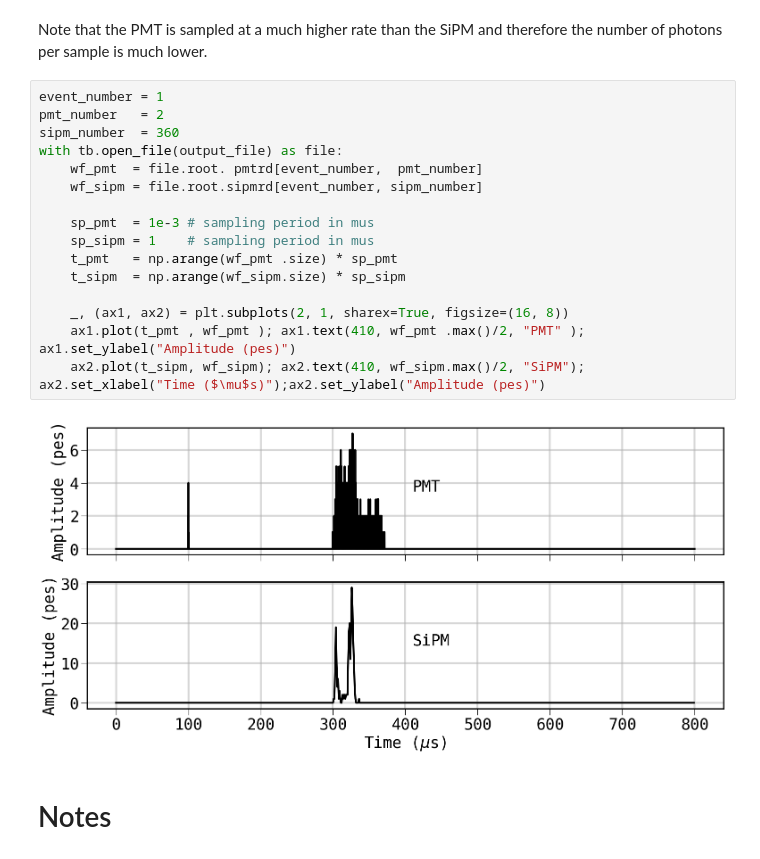
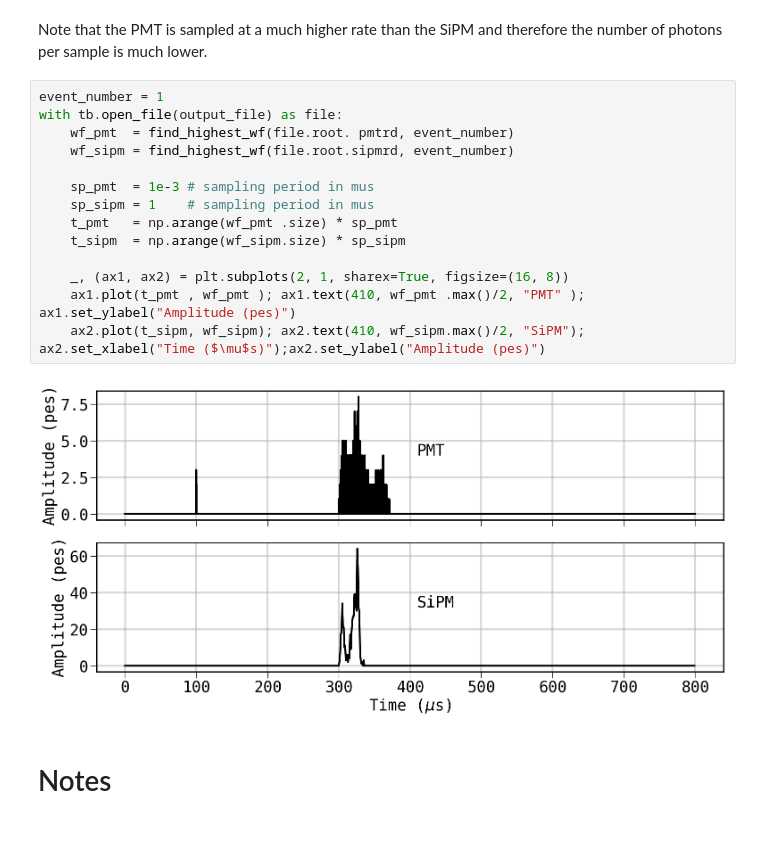
Before and after one commit to gonzaponte/ic-course, a Jupyter notebook: 2 - detsim.ipynb, the cells around one changed output. Drawn from its saved outputs; the diff is of its cells as text.

```diff
--- a/2 - detsim.ipynb
+++ b/2 - detsim.ipynb
@@ -261,22 +263,20 @@ These are homogeneous arrays with shape (number of events, number of sensors, nu
 Note that the PMT is sampled at a much higher rate than the SiPM and therefore the number of photons per sample is much lower.
 # %%
 event_number = 1
-pmt_number   = 2
-sipm_number  = 360
 with tb.open_file(output_file) as file:
-    wf_pmt  = file.root. pmtrd[event_number,  pmt_number]
-    wf_sipm = file.root.sipmrd[event_number, sipm_number]
+    wf_pmt  = find_highest_wf(file.root. pmtrd, event_number)
+    wf_sipm = find_highest_wf(file.root.sipmrd, event_number)
 
     sp_pmt  = 1e-3 # sampling period in mus
     sp_sipm = 1    # sampling period in mus
     t_pmt   = np.arange(wf_pmt .size) * sp_pmt
     t_sipm  = np.arange(wf_sipm.size) * sp_sipm
 
     _, (ax1, ax2) = plt.subplots(2, 1, sharex=True, figsize=(16, 8))
     ax1.plot(t_pmt , wf_pmt ); ax1.text(410, wf_pmt .max()/2, "PMT" );                                 ax1.set_ylabel("Amplitude (pes)")
     ax2.plot(t_sipm, wf_sipm); ax2.text(410, wf_sipm.max()/2, "SiPM"); ax2.set_xlabel("Time ($\mu$s)");ax2.set_ylabel("Amplitude (pes)")
 # %% [output]
-[figure, old version]
+[figure, new version]
 # %% [markdown]
 # Notes
 # %% [markdown]
```
Also changed, not shown: parts of 5 cells of this notebook, 2 other files.
